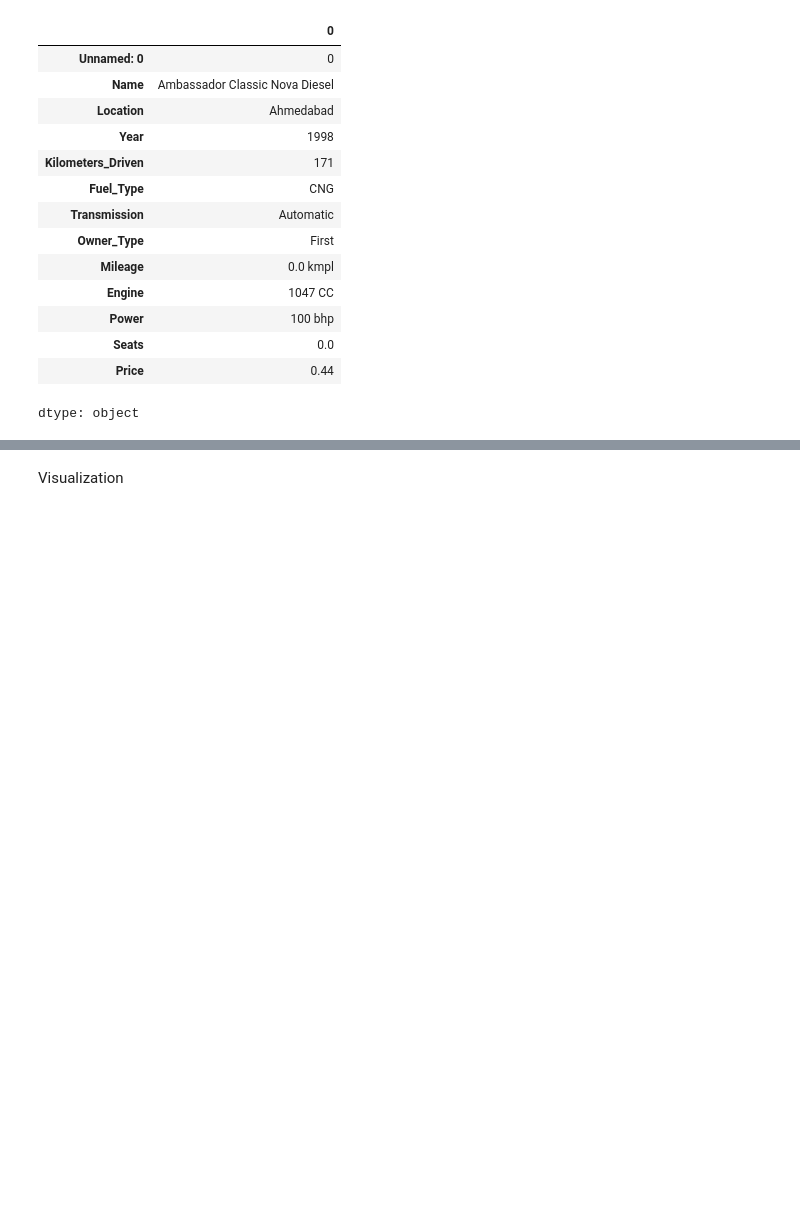
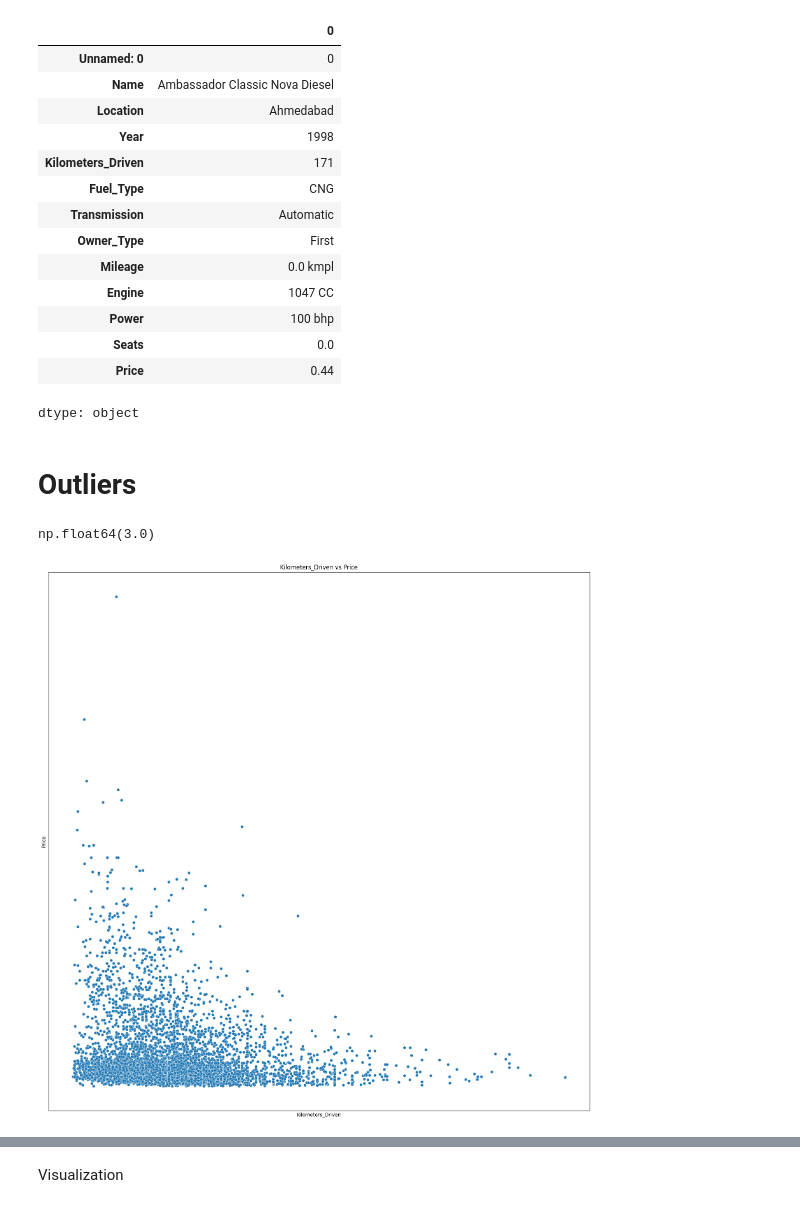
Before and after one commit to Inshalmunaf/Used-Car-prediction, a Jupyter notebook: Used_Car_Prediction.ipynb, the cells around one changed output, grey strips where cells are left out. Saved outputs shown, nothing was run; the diff lists cells and outputs as text; code cells hidden in the pictures; blank space fills up the shorter version.

Commit message:
Plots of comparision against Price of cars

```diff
--- a/Used_Car_Prediction.ipynb
+++ b/Used_Car_Prediction.ipynb
@@ -161,6 +161,38 @@ df.min()
 | Seats | 0.0 |
 | Price | 0.44 |
 dtype: object
+# %% [markdown]
+# **Outliers**
+# %%
+#Plotting to see any outlier
+def outlier_detection(xlabel , subplot):
+  plt.figure(figsize = (20,20))
+  for index ,value in enumerate(xlabel):
+    try:
+      try:
+        if subplot:
+            plt.subplot(int(np.ceil(len(xlabel)/2)) , int(np.ceil(len(xlabel)/2)),index)
+        sns.scatterplot(data = df ,x= f'{xlabel[index]}' , y = 'Price')
+        plt.xlabel(f'{xlabel[index]}')
+        plt.ylabel('Price')
+        plt.title(f'{xlabel[index]} vs Price')
+        plt.xticks([])
+        plt.yticks([])
+
+      except:
+        print('Error : Incorrect column name')
+    except:
+      print('Error : No Columns in the xlabel')
+
+  plt.show()
+# %%
+np.ceil(5/2)
+# %% [output]
+np.float64(3.0)
+# %%
+outlier_detection(['Kilometers_Driven'] , subplot=False)
+# %% [output]
+[figure, added]
 # %%
 # ------ Using Z score Method to remove outliers ------
 
```
Also changed, not shown: parts of 9 cells of this notebook.
